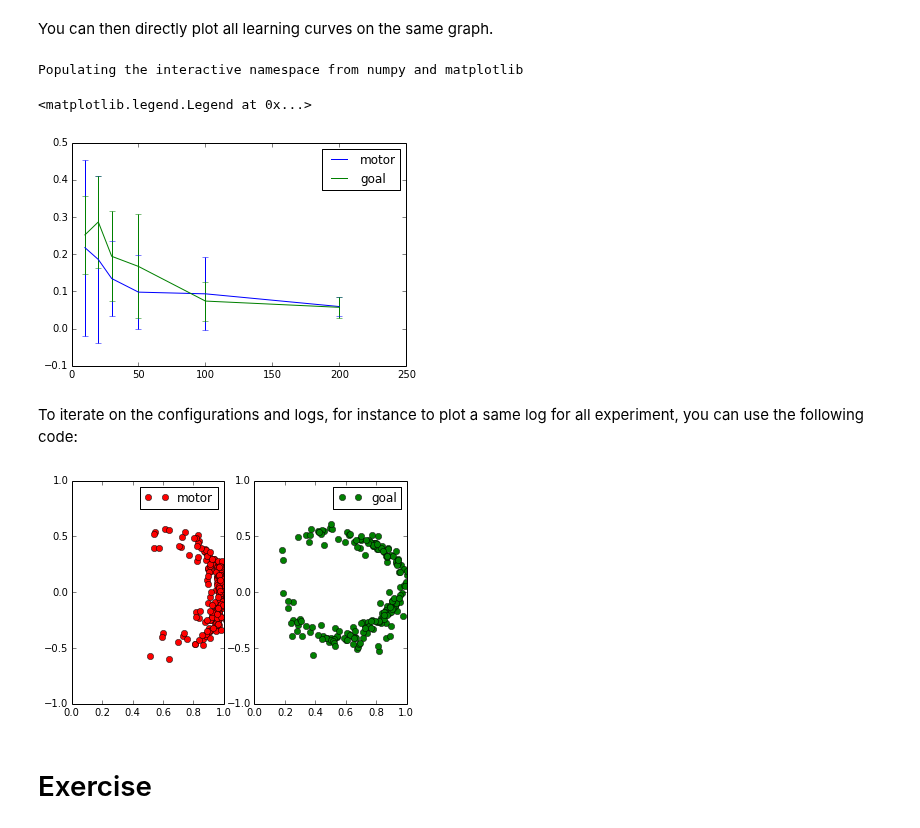
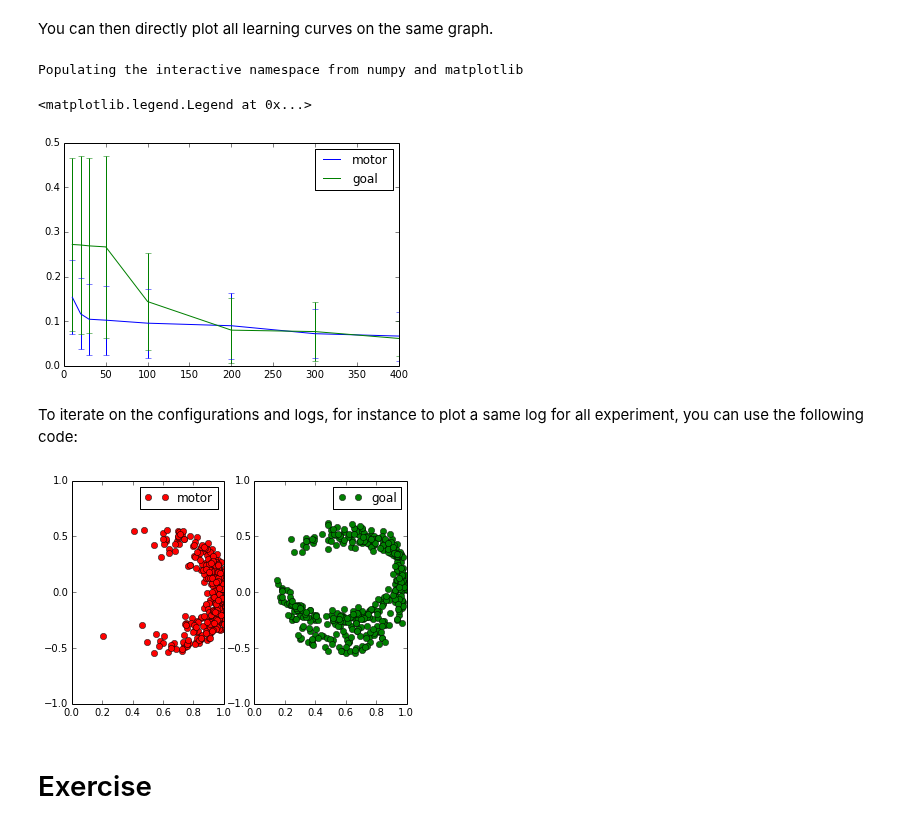
Before and after one commit to flowersteam/explauto, a Jupyter notebook: notebook/03 Running pool of experiments.ipynb, the cells around one changed output. Saved outputs shown, nothing was run; the diff lists cells and outputs as text; code cells hidden in the pictures.

```diff
--- a/notebook/03 Running pool of experiments.ipynb
+++ b/notebook/03 Running pool of experiments.ipynb
@@ -17,16 +17,16 @@ from explauto.experiment import ExperimentPool
 # %% [markdown]
 Then we instantiate it with all the different configurations we want to test as parameters.
 # %%
-xps = ExperimentPool(environments=[('simple_arm', 'high_dimensional')],
-                     babblings=['motor', 'goal'],
-                     interest_models=[('random', 'default')],
-                     sensorimotor_models=[('non_parametric', 'default')],
-                     evaluate_at=[10, 20, 30, 50, 100, 200],
-                     same_testcases=True)
+xps = ExperimentPool.from_settings_product(environments=[('simple_arm', 'high_dimensional')],
+                                           babblings=['motor', 'goal'],
+                                           interest_models=[('random', 'default')],
+                                           sensorimotor_models=[('nearest_neighbor', 'default')],
+                                           evaluate_at=[10, 20, 30, 50, 100, 200, 300, 400],
+                                           same_testcases=True)
 # %% [markdown]
 You can note that contrary to the [from_settings](http://flowersteam.github.io/explauto/explauto.experiment.html#explauto.experiment.experiment.Experiment.from_settings) method, here you must specify environments (resp. interest and sensorimotor model) by giving a couple with the name of the chosen environment (resp. interest or sensorimotor model) and a configuration. Thus, you can easily compare the same environment with two different configurations.
 # %%
-for i, xp_settings in enumerate(xps.configurations):
+for i, xp_settings in enumerate(xps.settings):
 
     print """Xp #{}:
         env='{self.environment}' conf='{self.environment_config}'
@@ -74,21 +74,21 @@ legend(('motor', 'goal'))
 # %% [output]
 Populating the interactive namespace from numpy and matplotlib
 <matplotlib.legend.Legend at 0x...>
-[figure, old version]
+[figure, new version]
 # %% [markdown]
 To iterate on the configurations and logs, for instance to plot a same log for all experiment, you can use the following code:
 # %%
 colors = ('r', 'g', 'b')
 
-for i, (config, log) in enumerate(zip(xps.configurations, xps.logs)):
+for i, (config, log) in enumerate(zip(xps.settings, xps.logs)):
     plot_index = 120 + i + 1
     ax_motor = subplot(plot_index)
     ax_motor.axis([0, 1, -1, 1])
     log.scatter_plot(ax_motor, (('sensori', [0, 1]), ), color=colors[i])
 
     legend([config.babbling_mode])
 # %% [output]
-[figure, old version]
+[figure, new version]
 # %% [markdown]
 # Exercise
 # %% [markdown]
```
Also changed, not shown: parts of 2 cells of this notebook, 5 other files.
